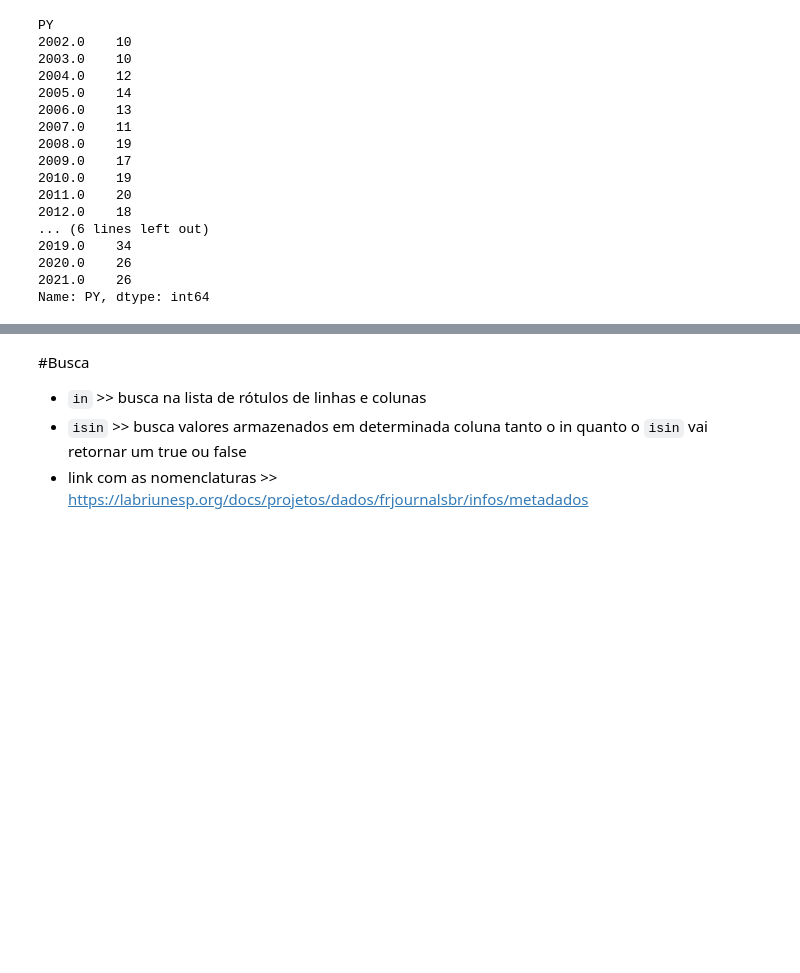
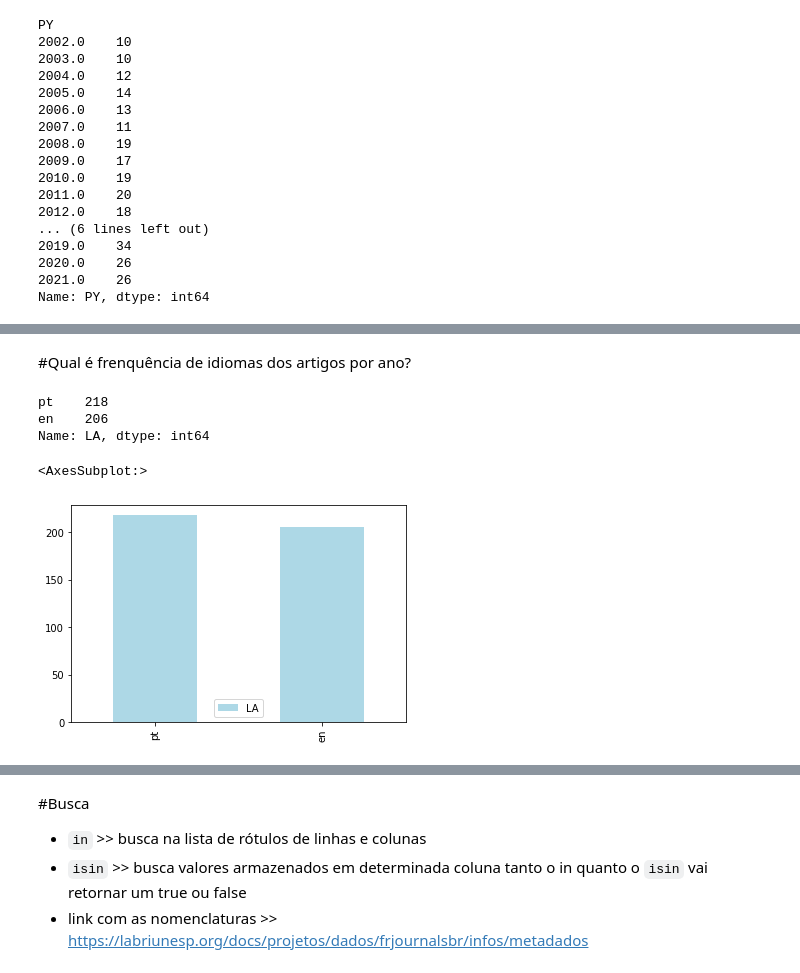
Before and after one commit to anamacao/analise_dados, a Jupyter notebook: Analise_dados_py.ipynb, the cells around one changed output, grey strips where cells are left out. Saved outputs shown, nothing was run; the diff lists cells and outputs as text; code cells hidden in the pictures; blank space fills up the shorter version.

```diff
--- a/Analise_dados_py.ipynb
+++ b/Analise_dados_py.ipynb
@@ -255,0 +312,15 @@ figura.show()
+# %% [markdown]
+#Qual é frenquência de idiomas dos artigos por ano?
+# %%
+idiomas= contexto["LA"].value_counts()
+idiomas
+# %% [output]
+pt    218
+en    206
+Name: LA, dtype: int64
+# %%
+barras= idiomas.plot (kind="bar", legend=True, color= ["lightblue"])
+barras
+# %% [output]
+<AxesSubplot:>
+[figure, added]
```
Also changed, not shown: parts of 30 cells of this notebook.
